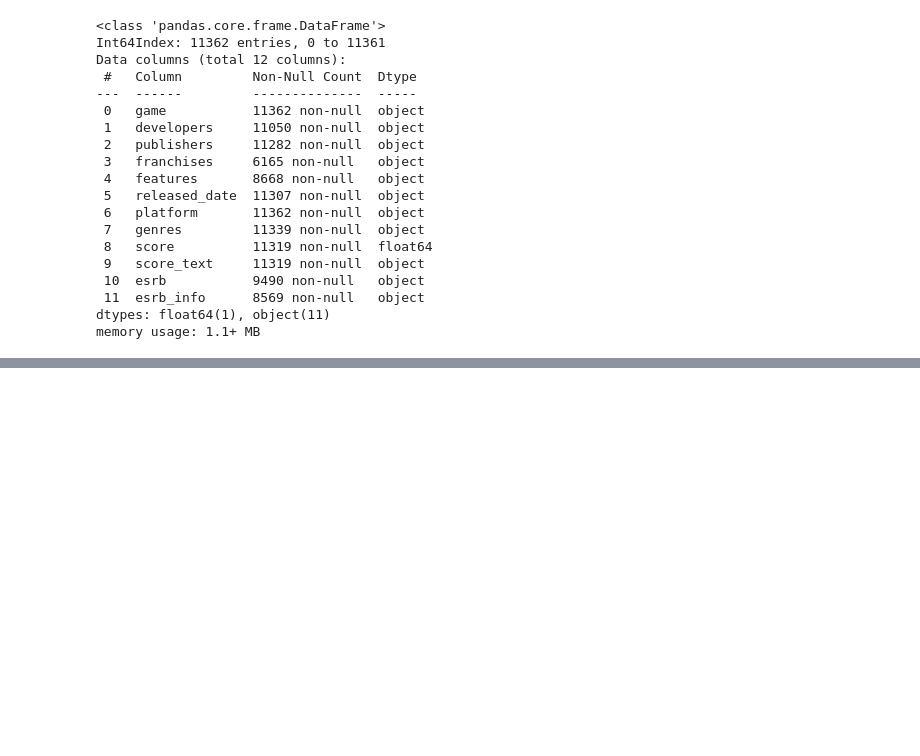
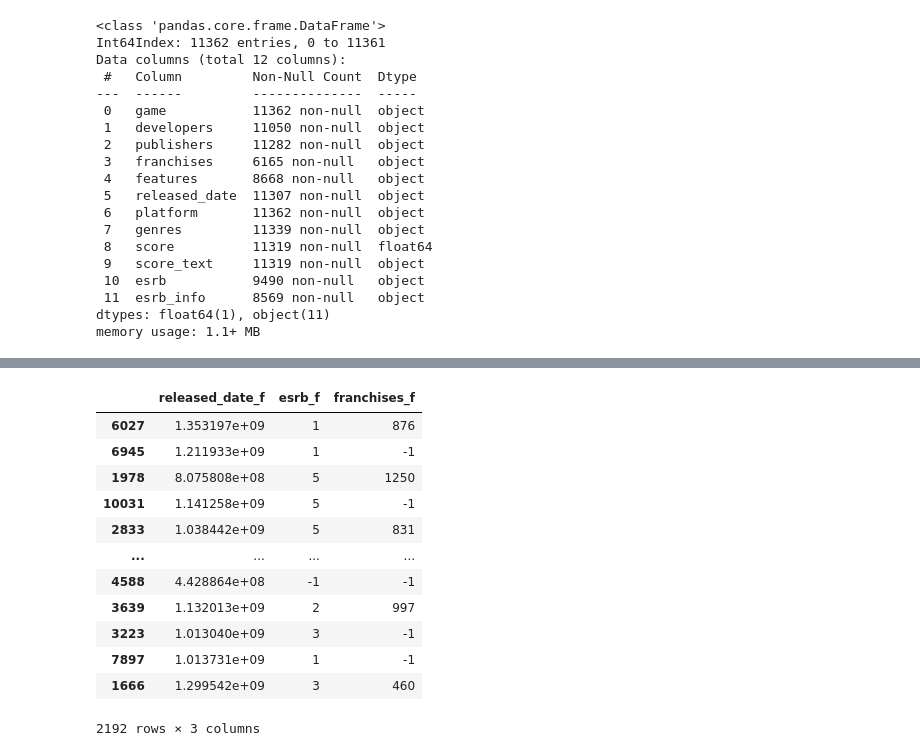
Before and after one commit to CoenBeemer/AI, a Jupyter notebook: src/ai.ipynb, the cells around one changed output, grey strips where cells are left out. Drawn from its saved outputs; the diff is of its cells as text; code cells hidden in the pictures; blank space fills up the shorter version.

```diff
--- a/src/ai.ipynb
+++ b/src/ai.ipynb
@@ -80,0 +124,16 @@ memory usage: 1.1+ MB
+# %%
+X_test_scoring
+# %% [output]
+|  | released_date_f | esrb_f | franchises_f |
+| 6027 | 1.353197e+09 | 1 | 876 |
+| 6945 | 1.211933e+09 | 1 | -1 |
+| 1978 | 8.075808e+08 | 5 | 1250 |
+| 10031 | 1.141258e+09 | 5 | -1 |
+| 2833 | 1.038442e+09 | 5 | 831 |
+| ... | ... | ... | ... |
+| 4588 | 4.428864e+08 | -1 | -1 |
+| 3639 | 1.132013e+09 | 2 | 997 |
+| 3223 | 1.013040e+09 | 3 | -1 |
+| 7897 | 1.013731e+09 | 1 | -1 |
+| 1666 | 1.299542e+09 | 3 | 460 |
+2192 rows × 3 columns
```
Also changed, not shown: parts of 10 cells of this notebook, 1 other file.
